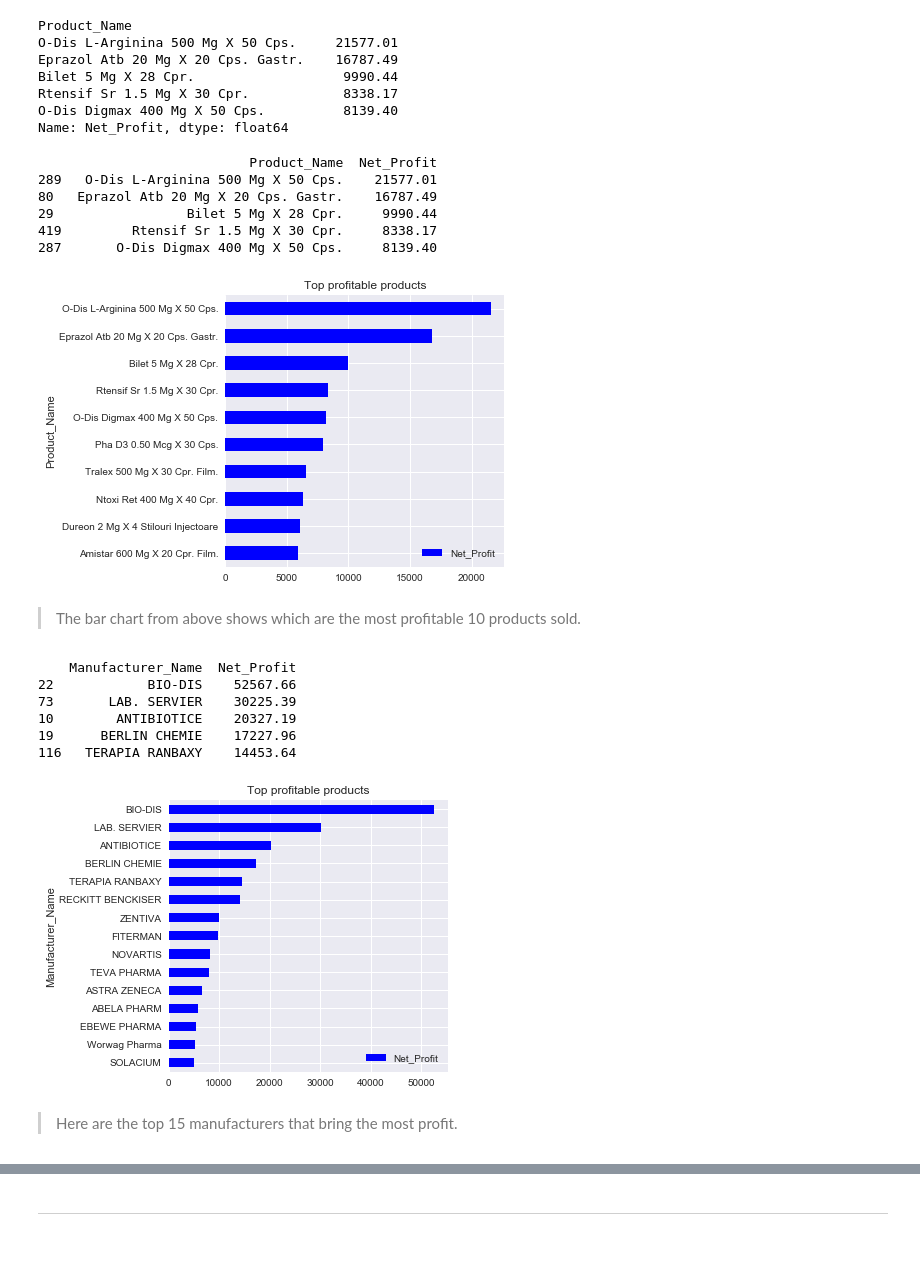
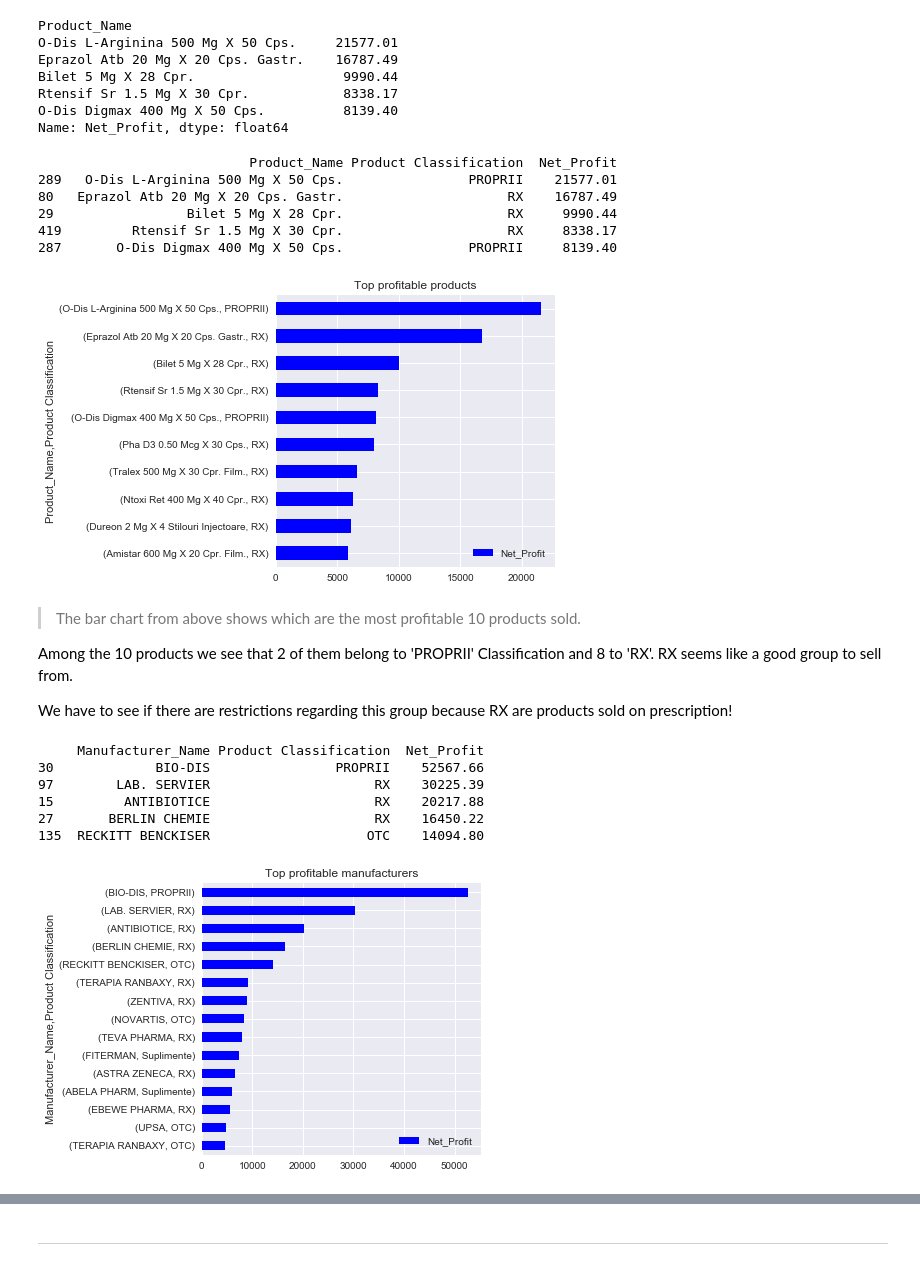
Before and after one commit to evian13/PrepCourse-Unit2, a Jupyter notebook: Capstone1 - data analysis report.ipynb, the cells around one changed output, grey strips where cells are left out. Drawn from its saved outputs; the diff is of its cells as text; code cells hidden in the pictures.

```diff
--- a/Capstone1 - data analysis report.ipynb
+++ b/Capstone1 - data analysis report.ipynb
@@ -256,45 +264,47 @@ Rtensif Sr 1.5 Mg X 30 Cpr.            8338.17
 O-Dis Digmax 400 Mg X 50 Cps.          8139.40
 Name: Net_Profit, dtype: float64
 # %%
-a = df.groupby(['Product_Name'])['Net_Profit'].sum().reset_index()
+a = df.groupby(['Product_Name','Product Classification'])['Net_Profit'].sum().reset_index()
 a = a.sort_values(by=['Net_Profit'],ascending=False)
 print(a.head())
 
-a.head(10).plot(x='Product_Name', y ='Net_Profit' , kind='barh', figsize=[5, 5]
+a.head(10).plot(x=['Product_Name','Product Classification'], y ='Net_Profit' , kind='barh', figsize=[5, 5]
                 ,title="Top profitable products"
                ,color='b'
                )
 plt.gca().invert_yaxis()
 plt.show()
 # %% [output]
-                           Product_Name  Net_Profit
-289   O-Dis L-Arginina 500 Mg X 50 Cps.    21577.01
-80   Eprazol Atb 20 Mg X 20 Cps. Gastr.    16787.49
-29                 Bilet 5 Mg X 28 Cpr.     9990.44
-419         Rtensif Sr 1.5 Mg X 30 Cpr.     8338.17
-287       O-Dis Digmax 400 Mg X 50 Cps.     8139.40
+                           Product_Name Product Classification  Net_Profit
+289   O-Dis L-Arginina 500 Mg X 50 Cps.                PROPRII    21577.01
+80   Eprazol Atb 20 Mg X 20 Cps. Gastr.                     RX    16787.49
+29                 Bilet 5 Mg X 28 Cpr.                     RX     9990.44
+419         Rtensif Sr 1.5 Mg X 30 Cpr.                     RX     8338.17
+287       O-Dis Digmax 400 Mg X 50 Cps.                PROPRII     8139.40
-[figure, old version]
+[figure, new version]
-# %% [markdown]
-> The bar chart from above shows which are the most profitable 10 products sold.
+# %% [markdown]
+> The bar chart from above shows which are the most profitable 10 products sold.
+
+Among the 10 products we see that 2 of them belong to 'PROPRII' Classification and 8 to 'RX'. RX seems like a good group to sell from.
+
+We have to see if there are restrictions regarding this group because RX are products sold on prescription!
 # %%
-a = df.groupby(['Manufacturer_Name'])['Net_Profit'].sum().reset_index()
+a = df.groupby(['Manufacturer_Name','Product Classification'])['Net_Profit'].sum().reset_index()
 a = a.sort_values(by=['Net_Profit'],ascending=False)
 
 print(a.head())
 
-a.head(15).plot(x='Manufacturer_Name', y ='Net_Profit' , kind='barh'
-               , figsize=[5, 5],title="Top profitable products"
+a.head(15).plot(x=['Manufacturer_Name','Product Classification'], y ='Net_Profit' , kind='barh'
+               , figsize=[5, 5],title="Top profitable manufacturers"
               , color = 'b'
               )
 plt.gca().invert_yaxis()
 plt.show()
 # %% [output]
-    Manufacturer_Name  Net_Profit
-22            BIO-DIS    52567.66
-73       LAB. SERVIER    30225.39
-10        ANTIBIOTICE    20327.19
-19      BERLIN CHEMIE    17227.96
-116   TERAPIA RANBAXY    14453.64
+     Manufacturer_Name Product Classification  Net_Profit
+30             BIO-DIS                PROPRII    52567.66
+97        LAB. SERVIER                     RX    30225.39
+15         ANTIBIOTICE                     RX    20217.88
+27       BERLIN CHEMIE                     RX    16450.22
+135  RECKITT BENCKISER                    OTC    14094.80
-[figure, old version]
+[figure, new version]
-# %% [markdown]
-> Here are the top 15 manufacturers that bring the most profit.
```
Also changed, not shown: parts of 28 cells of this notebook.
